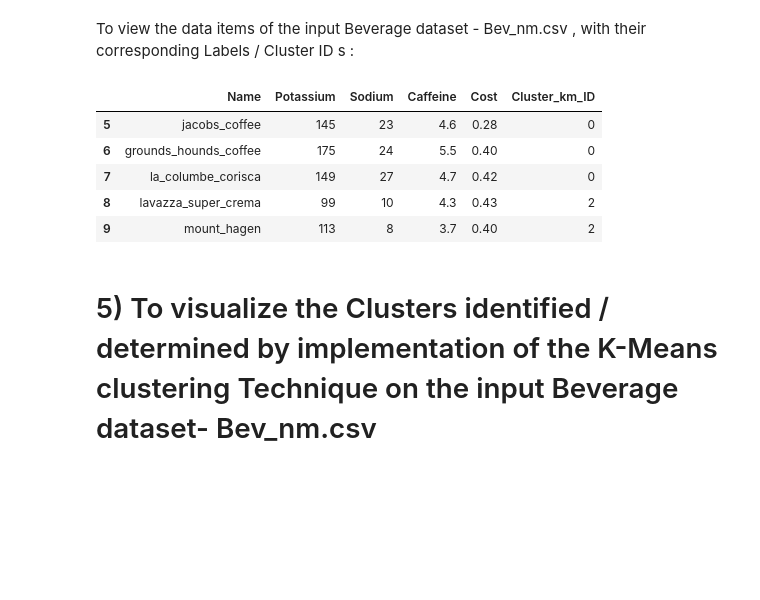
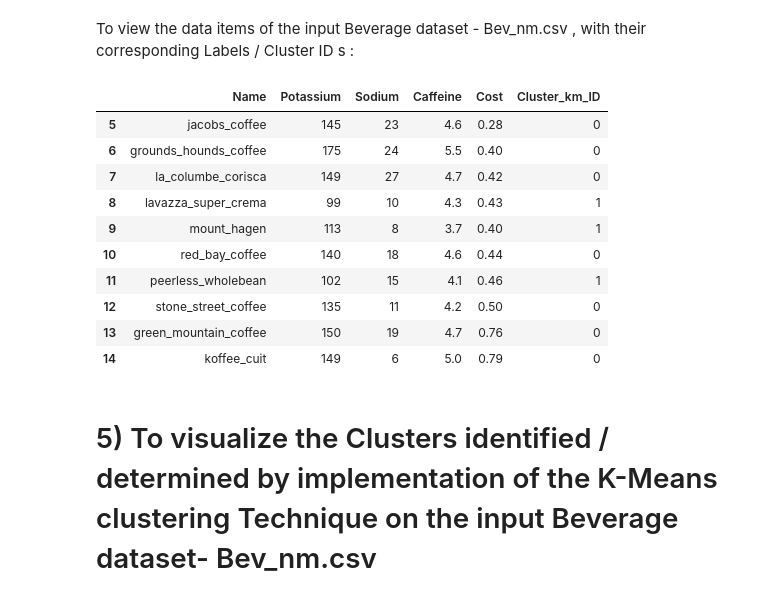
Before and after one commit to Niharika-20-MAI-01/Winter-2021-MLTechniques-LabCSE6024-Niharika-20MAI01, a Jupyter notebook: MLT-lab-CSE6024_20MAI0001_K Means Clustering and Agglomerative Clustering Implementataion_Lab-Assessment-2.ipynb, the cells around one changed output. Cells and saved outputs as stored; diff of their text form; code cells hidden in the pictures; blank space fills up the shorter version.

```diff
--- a/MLT-lab-CSE6024_20MAI0001_K Means Clustering and Agglomerative Clustering Implementataion_Lab-Assessment-2.ipynb
+++ b/MLT-lab-CSE6024_20MAI0001_K Means Clustering and Agglomerative Clustering Implementataion_Lab-Assessment-2.ipynb
@@ -228,14 +226,19 @@ beverages_df["Cluster_km_ID"] = km_clusters.labels_
 # %% [markdown]
 To view the data items of the input Beverage dataset - Bev_nm.csv , with their corresponding Labels / Cluster ID s  :
 # %%
-beverages_df[5:10]
+beverages_df[5:15]
 # %% [output]
 |  | Name | Potassium | Sodium | Caffeine | Cost | Cluster_km_ID |
 | 5 | jacobs_coffee | 145 | 23 | 4.6 | 0.28 | 0 |
 | 6 | grounds_hounds_coffee | 175 | 24 | 5.5 | 0.40 | 0 |
 | 7 | la_columbe_corisca | 149 | 27 | 4.7 | 0.42 | 0 |
-| 8 | lavazza_super_crema | 99 | 10 | 4.3 | 0.43 | 2 |
-| 9 | mount_hagen | 113 | 8 | 3.7 | 0.40 | 2 |
+| 8 | lavazza_super_crema | 99 | 10 | 4.3 | 0.43 | 1 |
+| 9 | mount_hagen | 113 | 8 | 3.7 | 0.40 | 1 |
+| 10 | red_bay_coffee | 140 | 18 | 4.6 | 0.44 | 0 |
+| 11 | peerless_wholebean | 102 | 15 | 4.1 | 0.46 | 1 |
+| 12 | stone_street_coffee | 135 | 11 | 4.2 | 0.50 | 0 |
+| 13 | green_mountain_coffee | 150 | 19 | 4.7 | 0.76 | 0 |
+| 14 | koffee_cuit | 149 | 6 | 5.0 | 0.79 | 0 |
 # %% [markdown]
 # 5) To visualize the Clusters identified / determined by implementation of the K-Means clustering Technique on the input Beverage dataset- Bev_nm.csv
 # %%
```
Also changed, not shown: parts of 18 cells of this notebook.
